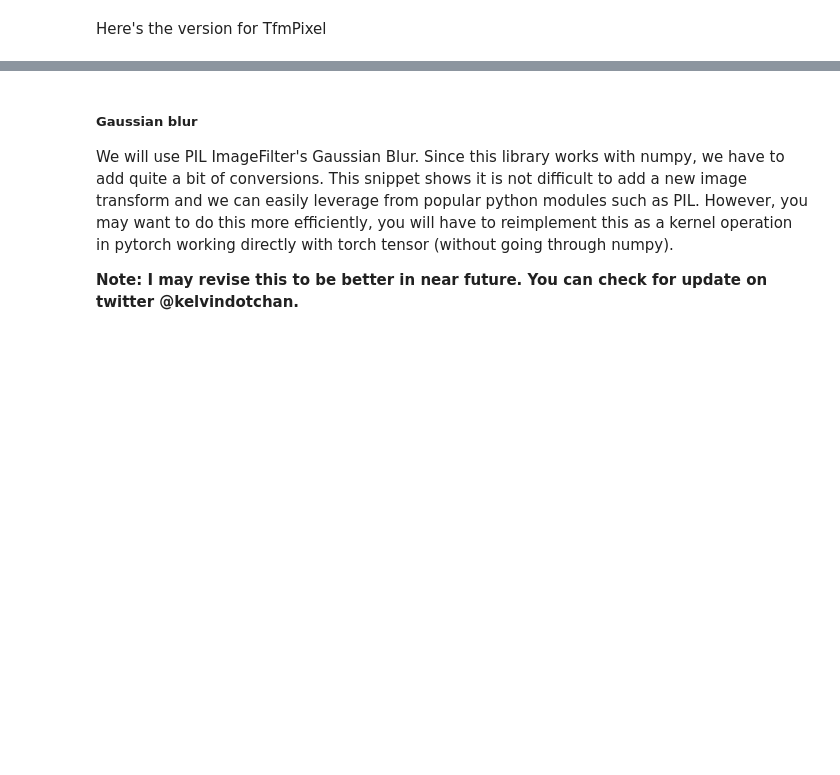
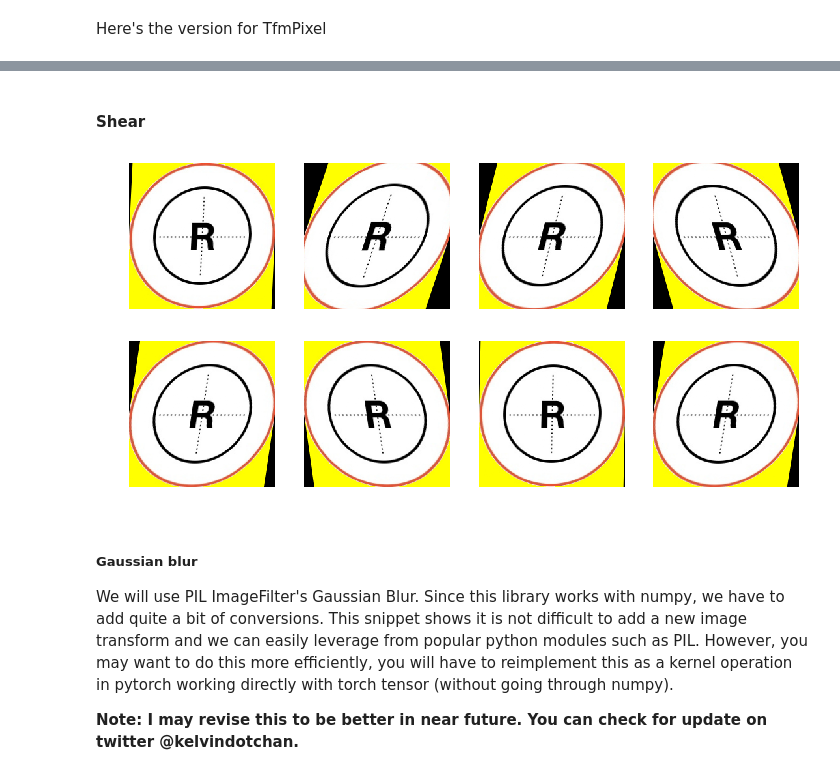
Before and after one commit to kechan/FastaiPlayground, a Jupyter notebook: Quick Tour of Data Augmentation.ipynb, the cells around one changed output, grey strips where cells are left out. Saved outputs shown, nothing was run; the diff lists cells and outputs as text; code cells hidden in the pictures; blank space fills up the shorter version.

Commit message:
add shear

```diff
--- a/Quick Tour of Data Augmentation.ipynb
+++ b/Quick Tour of Data Augmentation.ipynb
@@ -345,3 +344,21 @@ tfms = [rot90()]
+# %% [markdown]
+#### Shear
+# %%
+def _shear(degrees:uniform):
+    "Shear image by `degrees`."
+    shear = degrees * math.pi / 180
+    return [[1., -sin(shear), 0.],
+            [0., cos(shear), 0.],
+            [0., 0., 1.]]
+
+shear = TfmAffine(_shear)
+# %%
+tfms = [shear(degrees=(-20., 20.))]
+[get_sample_image().apply_tfms(tfms, size=224, padding_mode='zeros').show(ax=ax)
+ for i, ax in enumerate(plt.subplots(rows, cols, figsize = (width, height))[1].flatten())
+];
+# %% [output]
+[figure, added]
 # %% [markdown]
 ##### Gaussian blur
 We will use PIL ImageFilter's Gaussian Blur. Since this library works with numpy, we have to add quite a bit of conversions. This snippet shows it is not difficult to add a new image transform and we can easily leverage from popular python modules such as PIL. However, you may want to do this more efficiently, you will have to reimplement this as a kernel operation in pytorch working directly with torch tensor (without going through numpy).
```
Also changed, not shown: parts of 17 cells of this notebook.
